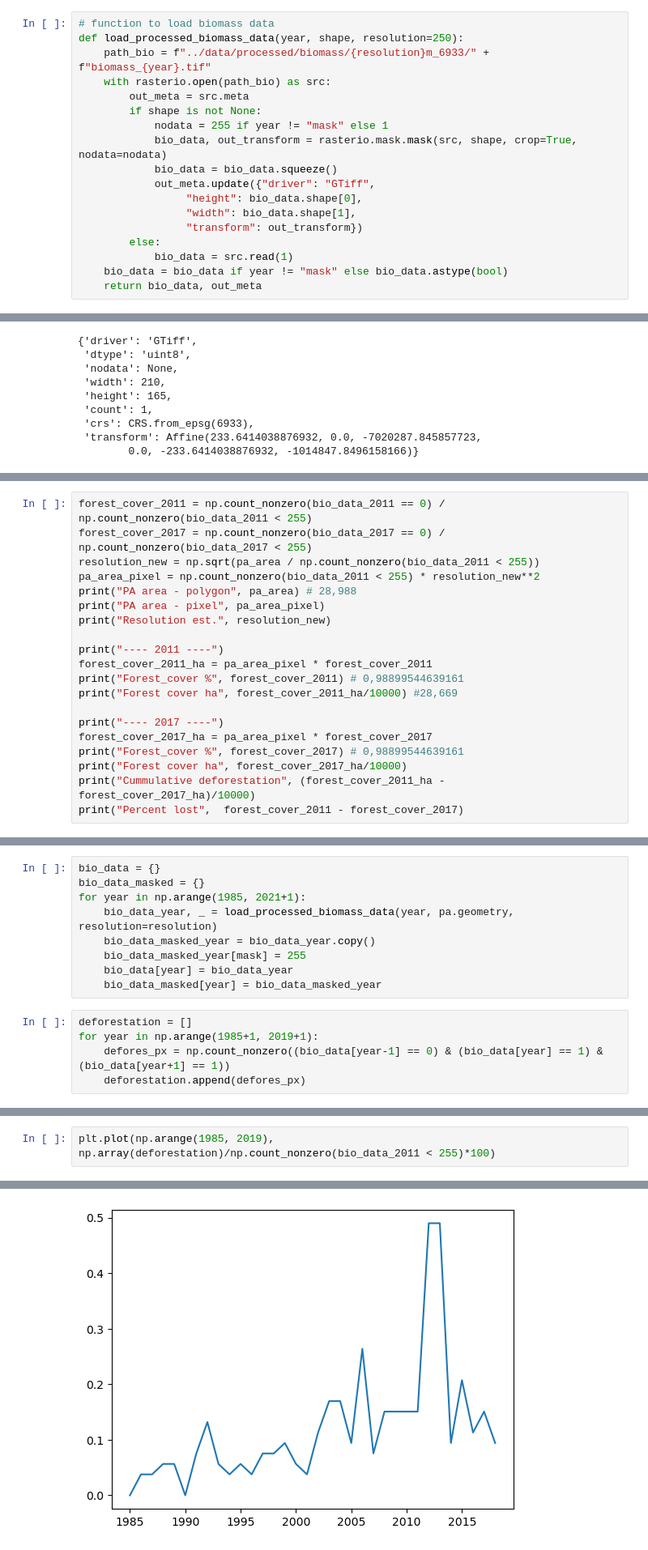
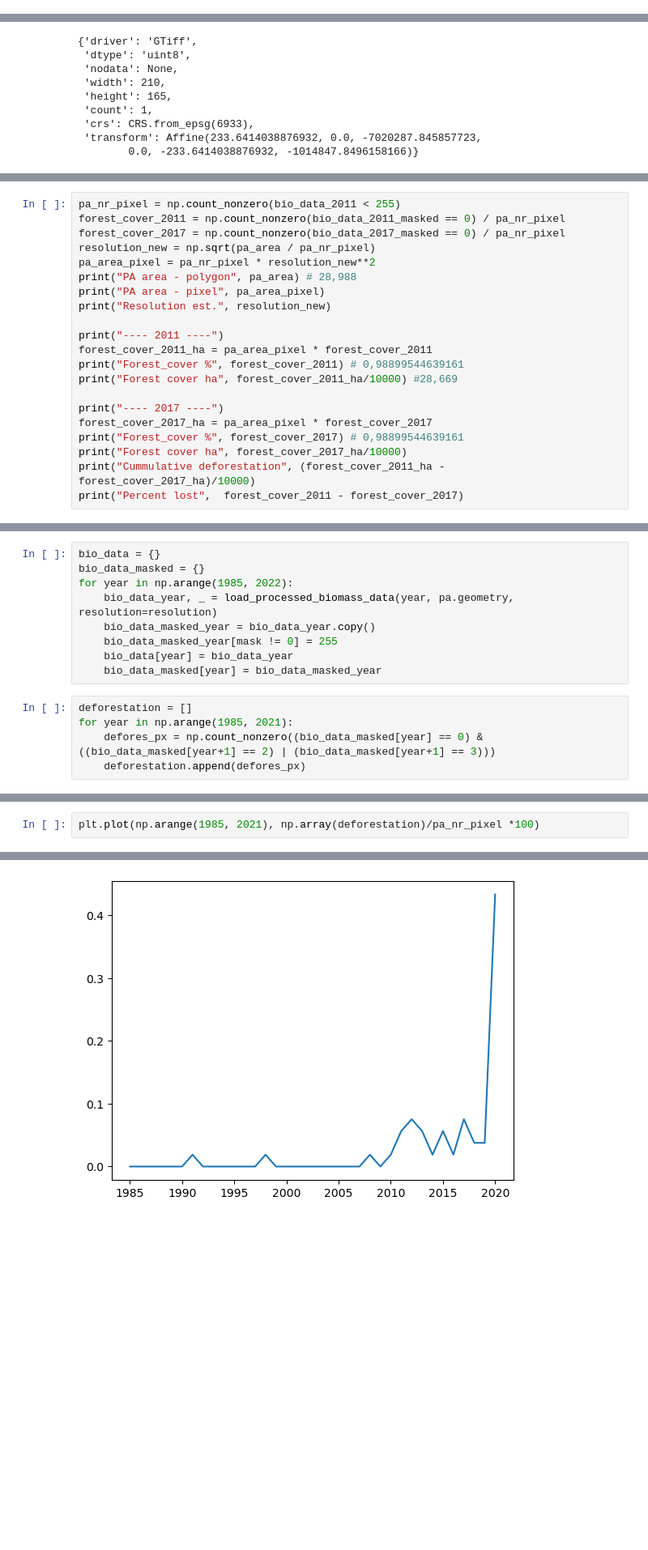
Before and after one commit to TimEngelmann/future-deforestation, a Jupyter notebook: notebooks/deforestation.ipynb, the cells around one changed output, grey strips where cells are left out. Shown at 81% size. Cells and saved outputs as stored; diff of their text form; blank space fills up the shorter version.

Commit message:
Deforestation in CAR

```diff
--- a/notebooks/deforestation.ipynb
+++ b/notebooks/deforestation.ipynb
@@ -165,18 +184,0 @@ preprocess_data(path_bio_processed)
-# %%
-# function to load biomass data
-def load_processed_biomass_data(year, shape, resolution=250):
-    path_bio = f"../data/processed/biomass/{resolution}m_6933/" + f"biomass_{year}.tif"
-    with rasterio.open(path_bio) as src:
-        out_meta = src.meta
-        if shape is not None:
-            nodata = 255 if year != "mask" else 1
-            bio_data, out_transform = rasterio.mask.mask(src, shape, crop=True, nodata=nodata)
-            bio_data = bio_data.squeeze()
-            out_meta.update({"driver": "GTiff",
-                 "height": bio_data.shape[0],
-                 "width": bio_data.shape[1],
-                 "transform": out_transform})
-        else:
-            bio_data = src.read(1)
-    bio_data = bio_data if year != "mask" else bio_data.astype(bool)
-    return bio_data, out_meta
@@ -235,8 +236,9 @@ plt.show()
 # %%
-forest_cover_2011 = np.count_nonzero(bio_data_2011 == 0) / np.count_nonzero(bio_data_2011 < 255)
-forest_cover_2017 = np.count_nonzero(bio_data_2017 == 0) / np.count_nonzero(bio_data_2017 < 255)
-resolution_new = np.sqrt(pa_area / np.count_nonzero(bio_data_2011 < 255))
-pa_area_pixel = np.count_nonzero(bio_data_2011 < 255) * resolution_new**2
+pa_nr_pixel = np.count_nonzero(bio_data_2011 < 255)
+forest_cover_2011 = np.count_nonzero(bio_data_2011_masked == 0) / pa_nr_pixel
+forest_cover_2017 = np.count_nonzero(bio_data_2017_masked == 0) / pa_nr_pixel
+resolution_new = np.sqrt(pa_area / pa_nr_pixel)
+pa_area_pixel = pa_nr_pixel * resolution_new**2
 print("PA area - polygon", pa_area) # 28,988
 print("PA area - pixel", pa_area_pixel)
 print("Resolution est.", resolution_new)
@@ -275,14 +269,14 @@ print(forest_cover_2017_ha)
 # %%
 bio_data = {}
 bio_data_masked = {}
-for year in np.arange(1985, 2021+1):
+for year in np.arange(1985, 2022):
     bio_data_year, _ = load_processed_biomass_data(year, pa.geometry, resolution=resolution)
     bio_data_masked_year = bio_data_year.copy()
-    bio_data_masked_year[mask] = 255
+    bio_data_masked_year[mask != 0] = 255
     bio_data[year] = bio_data_year
     bio_data_masked[year] = bio_data_masked_year
 # %%
 deforestation = []
-for year in np.arange(1985+1, 2019+1):
-    defores_px = np.count_nonzero((bio_data[year-1] == 0) & (bio_data[year] == 1) & (bio_data[year+1] == 1))
+for year in np.arange(1985, 2021):
+    defores_px = np.count_nonzero((bio_data_masked[year] == 0) & ((bio_data_masked[year+1] == 2) | (bio_data_masked[year+1] == 3)))
     deforestation.append(defores_px)
@@ -309,5 +287,5 @@ deforestation
 # %%
-plt.plot(np.arange(1985, 2019), np.array(deforestation)/np.count_nonzero(bio_data_2011 < 255)*100)
+plt.plot(np.arange(1985, 2021), np.array(deforestation)/pa_nr_pixel *100)
 # %% [output]
 [<matplotlib.lines.Line2D at 0x...>]
-[figure, old version]
+[figure, new version]
```
Also changed, not shown: parts of 36 cells of this notebook, 1 other file.
